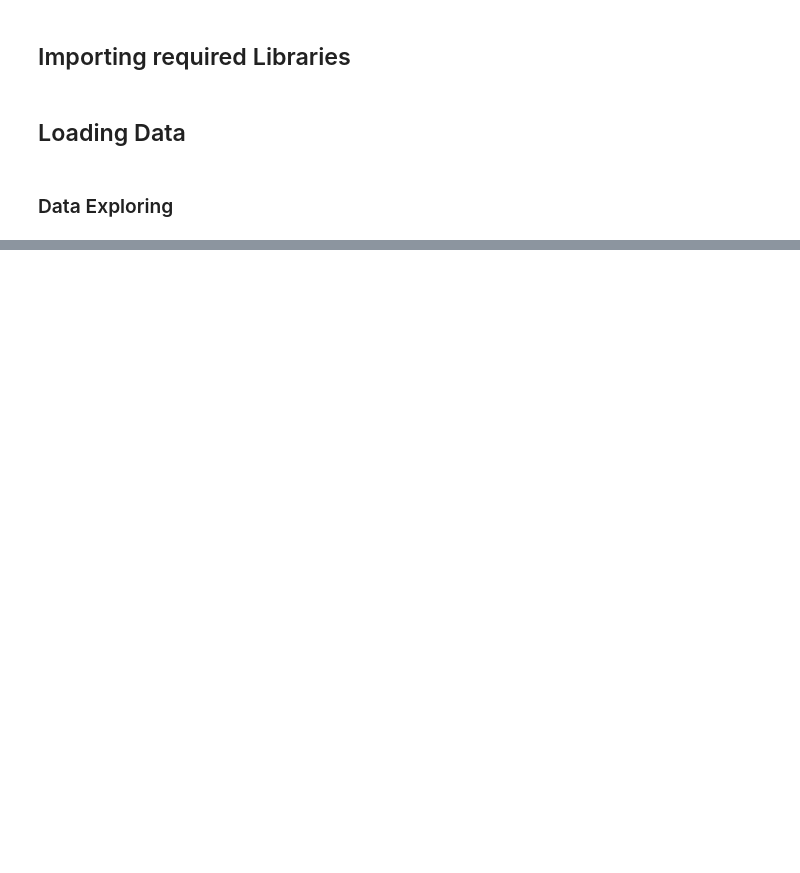
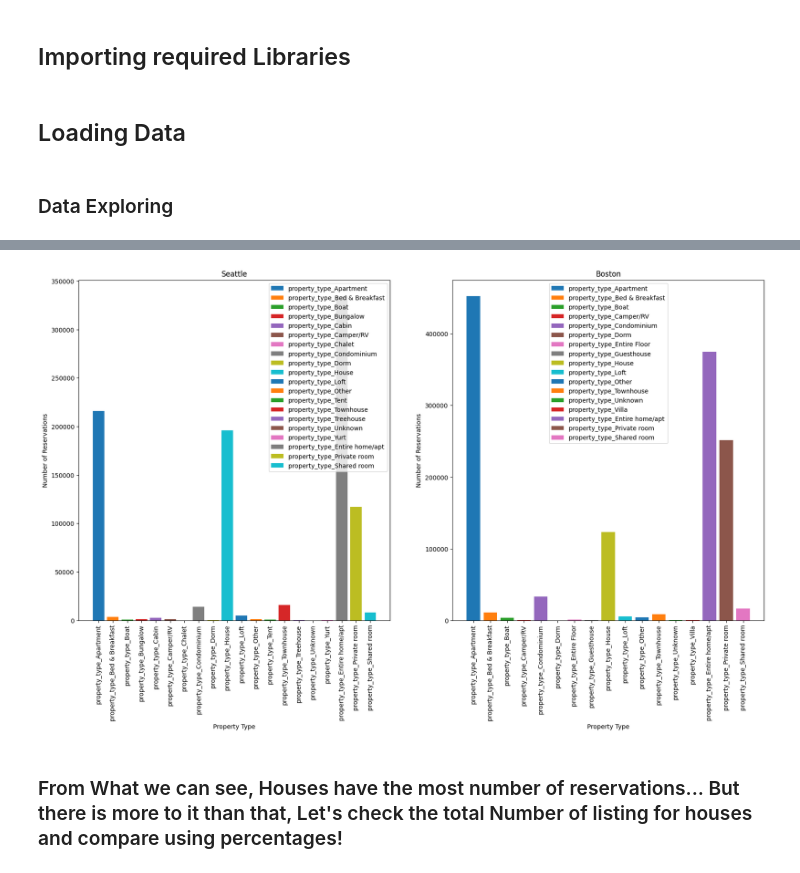
Before and after one commit to NAlnassar/Airbnb_data_exploration, a Jupyter notebook: AirbnbAnalysis.ipynb, the cells around one changed output, grey strips where cells are left out. Saved outputs shown, nothing was run; the diff lists cells and outputs as text; code cells hidden in the pictures; blank space fills up the shorter version.

```diff
--- a/AirbnbAnalysis.ipynb
+++ b/AirbnbAnalysis.ipynb
@@ -42,0 +234,3 @@ reviews_data.head()
+# %%
+calender_data_seattle['price'] = calender_data_seattle['price'].replace('[\$,]', '', regex=True).astype(float)
+calender_data_boston['price'] = calender_data_boston['price'].replace('[\$,]', '', regex=True).astype(float)
@@ -42,0 +339,57 @@ reviews_data.head()
+# %%
+# Do people in boston and seattle have different preferences for property type?
+def property_type_preference(df_listing1, df_listing2, df_calendar1, df_calendar2):
+    """
+    Plot the property type preference for two cities.
+
+    Parameters:
+    df_listing1 (DataFrame): Input DataFrame for city 1.
+    df_listing2 (DataFrame): Input DataFrame for city 2.
+    df_calendar1 (DataFrame): Input DataFrame for city 1.
+    df_calendar2 (DataFrame): Input DataFrame for city 2.
+
+    Returns:
+    dict: Property type preference for city 1.
+    dict: Property type preference for city 2.
+
+    """
+
+    df_calendar1['available'] = df_calendar1['available'].replace({'t': 'Available', 'f': 'Reserved'})
+    df_calendar2['available'] = df_calendar2['available'].replace({'t': 'Available', 'f': 'Reserved'})
+
+    property_columns_city1 = [column for column in df_listing1.columns if column.startswith('property_type')]
+    seattle_availablity = {}
+    for column in property_columns_city1:
+       seattle_availablity[column] = df_calendar1[df_calendar1['listing_id'].isin(df_listing1[df_listing1[column] == 1]['id'])]['available'].value_counts()
+
+    property_columns_city2 = [column for column in df_listing2.columns if column.startswith('property_type')]
+    boston_availablity = {}
+    for column in property_columns_city2:
+        boston_availablity[column] = df_calendar2[df_calendar2['listing_id'].isin(df_listing2[df_listing2[column] == 1]['id'])]['available'].value_counts()
+
+    #Plot each property availability percentage where x axis is the property type and y axis is the availability percentage
+    fig, ax = plt.subplots(1, 2, figsize=(20, 10))
+    for key, value in seattle_availablity.items():
+        ax[0].bar(key, value['Reserved'], label=key)
+    ax[0].set_title('Seattle')
+    ax[0].set_xlabel('Property Type')
+    ax[0].set_ylabel('Number of Reservations')
+    ax[0].xaxis.set_tick_params(rotation=90)
+    ax[0].legend()
+    for key, value in boston_availablity.items():
+        ax[1].bar(key, value['Available'], label=key)
+    ax[1].set_title('Boston')
+    ax[1].set_xlabel('Property Type')
+    ax[1].set_ylabel('Number of Reservations')
+    ax[1].xaxis.set_tick_params(rotation=90)
+    ax[1].legend()
+    plt.show()
+
+    return seattle_availablity, boston_availablity
+
+
+seattle_availability, boston_availability = property_type_preference(listings_data_seattle, listings_data_boston, calender_data_seattle, calender_data_boston)
+# %% [output]
+[figure, added]
+# %% [markdown]
+### From What we can see, Houses have the most number of reservations... But there is more to it than that, Let's check the total Number of listing for houses and compare using percentages!
```
Also changed, not shown: parts of 37 cells of this notebook, 4 other files.
